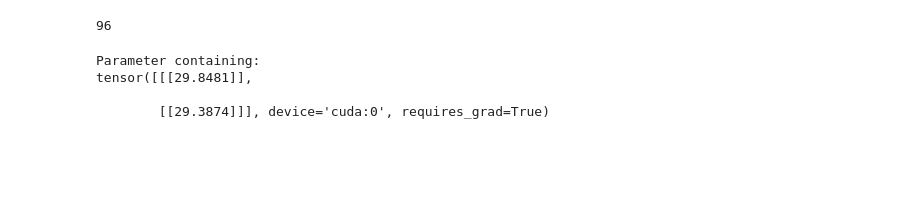
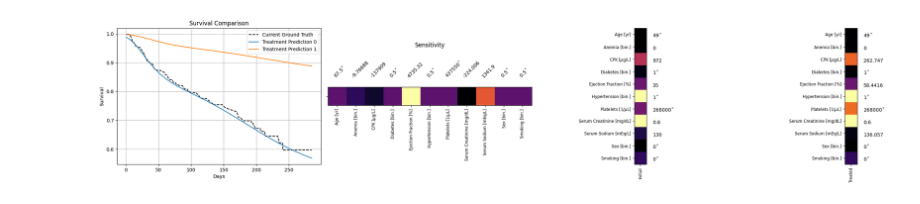
Before and after one commit to wglao/dsml_final_project, a Jupyter notebook: main_colab.ipynb, the cells around one changed output. Drawn from its saved outputs; the diff is of its cells as text; code cells hidden in the pictures; blank space fills up the shorter version.

```diff
--- a/main_colab.ipynb
+++ b/main_colab.ipynb
@@ -199,11 +337,0 @@ Text(0.5, 1.0, 'Siren Basis Orthogonality')
-# %%
-print(np.linalg.matrix_rank(v1, 1e-6))
-# %% [output]
-96
-# %%
-print(onet_model.trunk_net.body.hidden_freqs)
-# %% [output]
-Parameter containing:
-tensor([[[29.8481]],
-
-        [[29.3874]]], device='cuda:0', requires_grad=True)
@@ -209,0 +370,63 @@ tensor([[[29.8481]],
+# %%
+# plot survival comparison
+fig, axs = plt.subplots(1,4, figsize=(25,5))
+
+axs[0].plot(days, current_true.cpu().detach().numpy(), "--k", label="Current Ground Truth")
+for i,curve in enumerate(survival_curves):
+  axs[0].plot(days, curve.ravel(), label="Treatment Prediction {}".format(i))
+axs[0].legend(loc='best')
+axs[0].set_title("Survival Comparison")
+axs[0].set_xlabel("Days")
+axs[0].set_ylabel("Survival")
+axs[0].grid(True)
+
+xt = ["Age [yr]","Anemia [bin.]","CPK [$\mu$g/L]","Diabetes [bin.]","Ejection Fraction [%]","Hypertension [bin.]","Platelets [1/$\mu$L]","Serum Creatinine [mg/dL]","Serum Sodium [mEq/L]","Sex [bin.]","Smoking [bin.]"]
+extent=[.5, x.grad.shape[0]+.5, .5, 1.5]
+im1 = axs[1].imshow(x.grad.cpu().detach().numpy()[None,:], aspect="equal", extent=extent, cmap="inferno")
+for y,g in enumerate(train_dataset.inv_transform(x.grad.cpu()).detach().numpy()):
+  if mask[y] == 0:
+    axs[1].text(y + 0.75, 2, "{:g}$^*$".format(g.item()), rotation=45)
+  else:
+    axs[1].text(y + 0.75, 2, "{:g}".format(g.item()), rotation=45)
+# axs[1].text(4,-1.25, "$^*$ Variable cannot be improved")
+# ax2.set_yticks(1+np.flip(np.arange(len(yt))), x.grad.cpu().detach().numpy(), size='small')
+# im1 = axs[1].imshow(np.array([[1,0,0,0,0,0,0,0,0,0,0,0,0]]).T, aspect="equal", extent=extent, cmap="inferno")
+# plt.colorbar(im1)
+axs[1].set_yticks([1], [""], size='small')
+axs[1].set_xticks(1+(np.arange(len(xt))), xt, size='small')
+axs[1].tick_params(axis='x', labelrotation=90)
+axs[1].set_title("Sensitivity", y=3)
+
+x_untreated = np.flip(np.asarray(steps[0]))[:,None]
+extent=[.5, x_untreated.shape[1]+.5, .5, x_untreated.shape[0]+.5]
+im2 = axs[2].imshow(x_untreated, aspect="equal", extent=extent, cmap="inferno")
+x_untreated = train_dataset.inv_transform(torch.tensor(np.flip(x_untreated.T, 1))).detach().numpy().ravel()
+axs[2].set_yticks(1+np.flip(np.arange(len(yt))), yt, size='small')
+for y,x_u in enumerate(x_untreated):
+  if mask[y] == 0:
+    axs[2].text(2, 10.75 - y, "{:g}$^*$".format(x_u.item()))
+  else:
+    axs[2].text(2, 10.75 - y, "{:g}".format(x_u.item()))
+xt = ["Initial"]
+axs[2].set_xticks(1+np.arange(len(xt)), xt, size='small')
+axs[2].tick_params(axis='x', labelrotation=90)
+
+
+x_treated = np.asarray(steps[1])[:,None]
+x_treat_norm = torch.flip(train_dataset.transform(torch.tensor(x_treated.T)).T, [0])
+extent=[.5, x_treated.shape[1]+.5, .5, x_treated.shape[0]+.5]
+im3 = axs[3].imshow(x_treat_norm, aspect="equal", extent=extent, cmap="inferno")
+axs[3].set_yticks(1+np.flip(np.arange(len(yt))), yt, size='small')
+for y,x_t in enumerate(x_treated):
+  if mask[y] == 0:
+    axs[3].text(2, 10.75 - y, "{:g}$^*$".format(x_t.item()))
+  else:
+    axs[3].text(2, 10.75 - y, "{:g}".format(x_t.item()))
+xt = ["Treated"]
+axs[3].set_xticks(1+np.arange(len(xt)), xt, size='small')
+axs[3].tick_params(axis='x', labelrotation=90)
+
+fig.tight_layout()
+plt.show()
+# %% [output]
+[figure, added]
```
Also changed, not shown: parts of 15 cells of this notebook.
